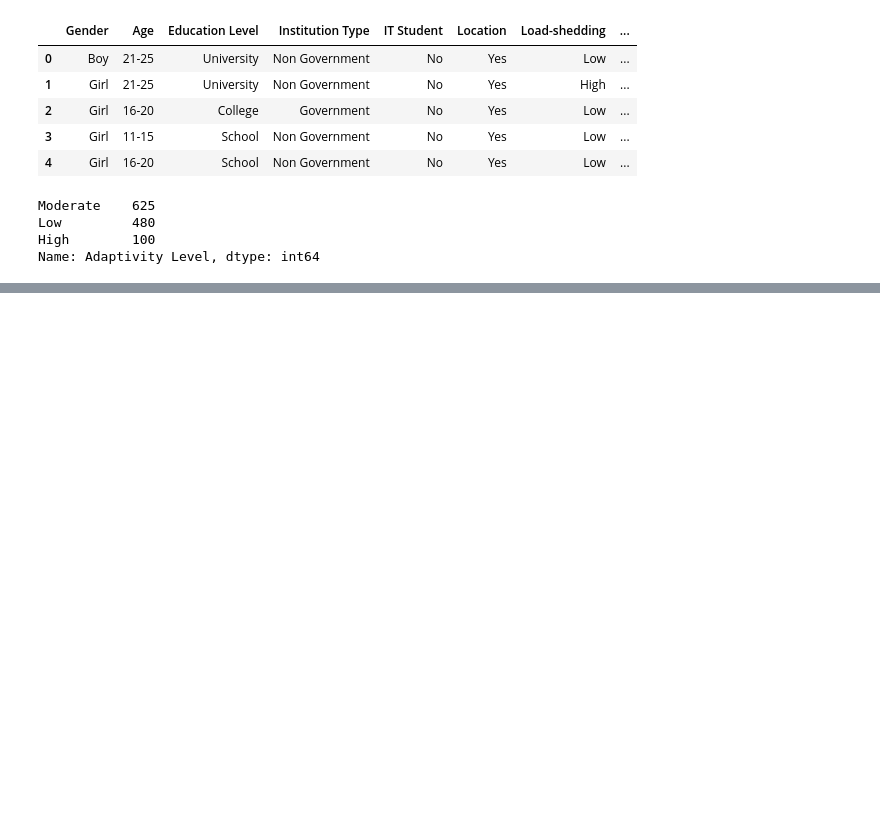
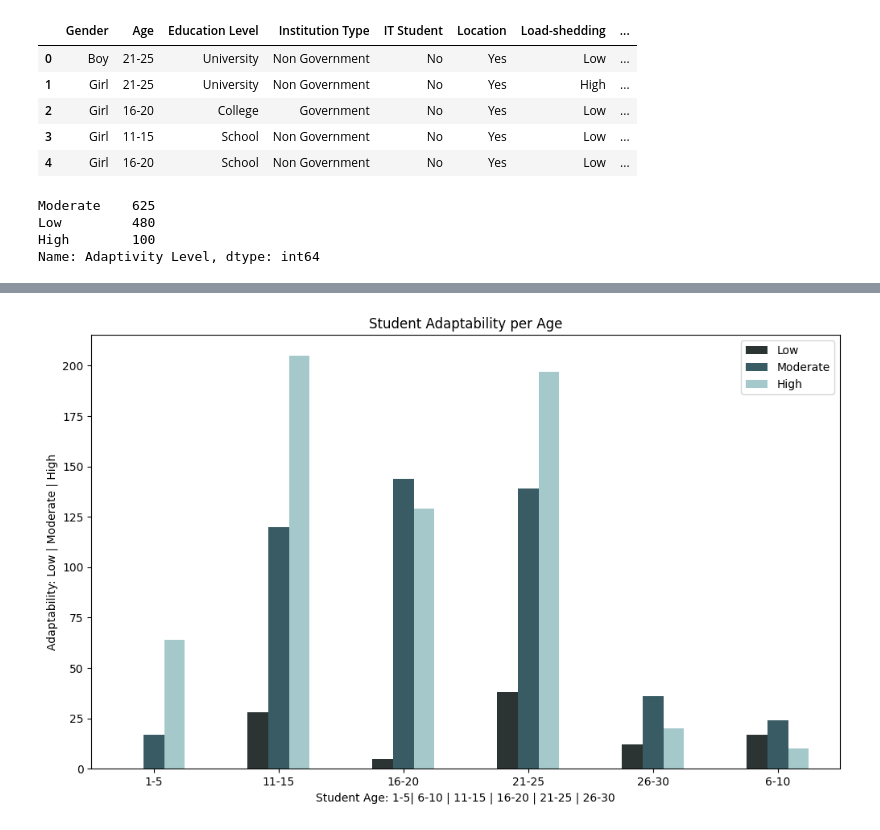
Before and after one commit to granulatedsugar/mmdc-student-classification, a Jupyter notebook: mmdc-student-classification.ipynb, the cells around one changed output, grey strips where cells are left out. Cells and saved outputs as stored; diff of their text form; code cells hidden in the pictures; blank space fills up the shorter version.

```diff
--- a/mmdc-student-classification.ipynb
+++ b/mmdc-student-classification.ipynb
@@ -159,0 +298,4 @@ plt.xticks(rotation = 0);
+# %%
+# Adaptability Level & Age comparison
+a_a_cross_tab = pd.crosstab(df['Age'], df['Adaptivity Level'])
+a_a_cross_tab
@@ -159,0 +311,12 @@ plt.xticks(rotation = 0);
+# %%
+# Plot Crosstab
+a_a_cross_tab.plot(kind="bar",
+                  figsize=(12, 7),
+                  color=[PRIMARY, SECONDARY, NEUTRAL]);
+plt.title("Student Adaptability per Age")
+plt.xlabel("Student Age: 1-5| 6-10 | 11-15 | 16-20 | 21-25 | 26-30")
+plt.ylabel("Adaptability: Low | Moderate | High")
+plt.legend(['Low', 'Moderate', 'High'])
+plt.xticks(rotation=0);
+# %% [output]
+[figure, added]
```
Also changed, not shown: parts of 26 cells of this notebook.
